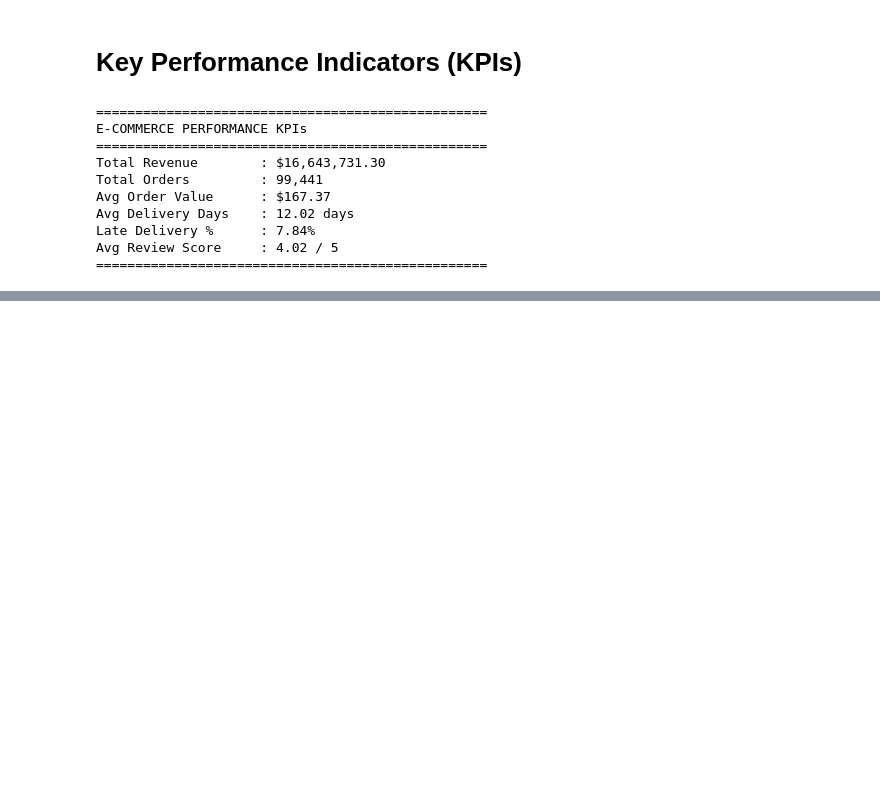
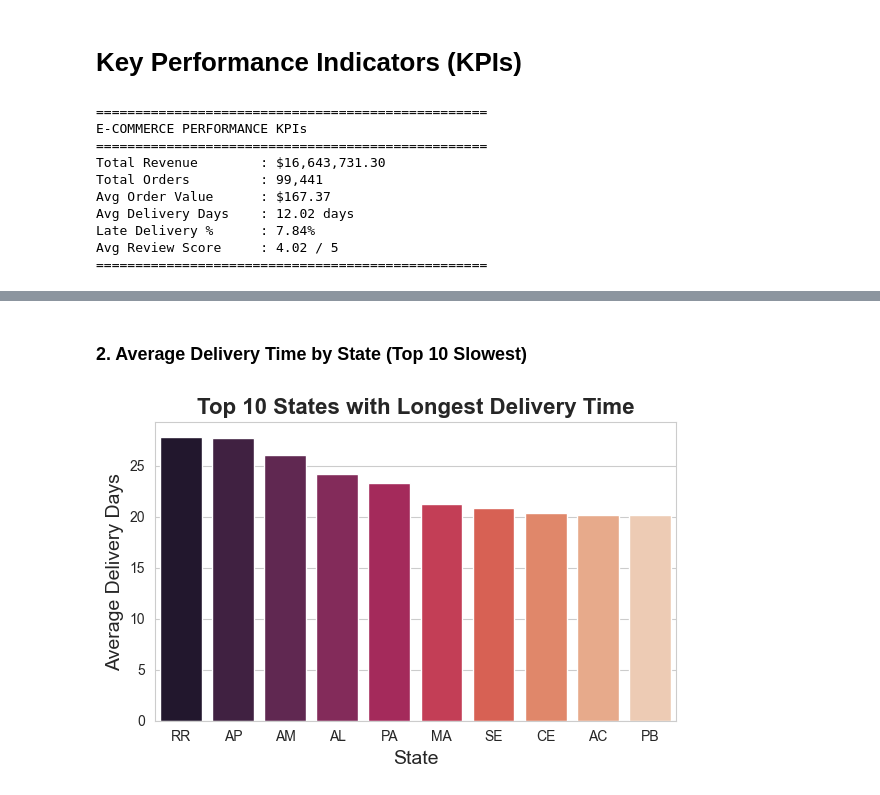
Before and after one commit to soumojit-dev/Ecommerce-Data-Analysis, a Jupyter notebook: analysis.ipynb, the cells around one changed output, grey strips where cells are left out. Drawn from its saved outputs; the diff is of its cells as text; code cells hidden in the pictures; blank space fills up the shorter version.

```diff
--- a/analysis.ipynb
+++ b/analysis.ipynb
@@ -481,0 +498,13 @@ Avg Review Score     : 4.02 / 5
+# %% [markdown]
+### 2. Average Delivery Time by State (Top 10 Slowest)
+# %%
+state_delivery = master.groupby('customer_state')['delivery_days'].mean().sort_values(ascending=False).head(10)
+plt.figure(figsize=(6,4))
+sns.barplot(x=state_delivery.index, hue = state_delivery.index, y=state_delivery.values, palette="rocket", legend=False)
+plt.title('Top 10 States with Longest Delivery Time', fontsize=16, fontweight="bold")
+plt.xlabel('State', fontsize=14)
+plt.ylabel('Average Delivery Days', fontsize=14)
+plt.tight_layout()
+plt.show()
+# %% [output]
+[figure, added]
```
Also changed, not shown: parts of 12 cells of this notebook.
